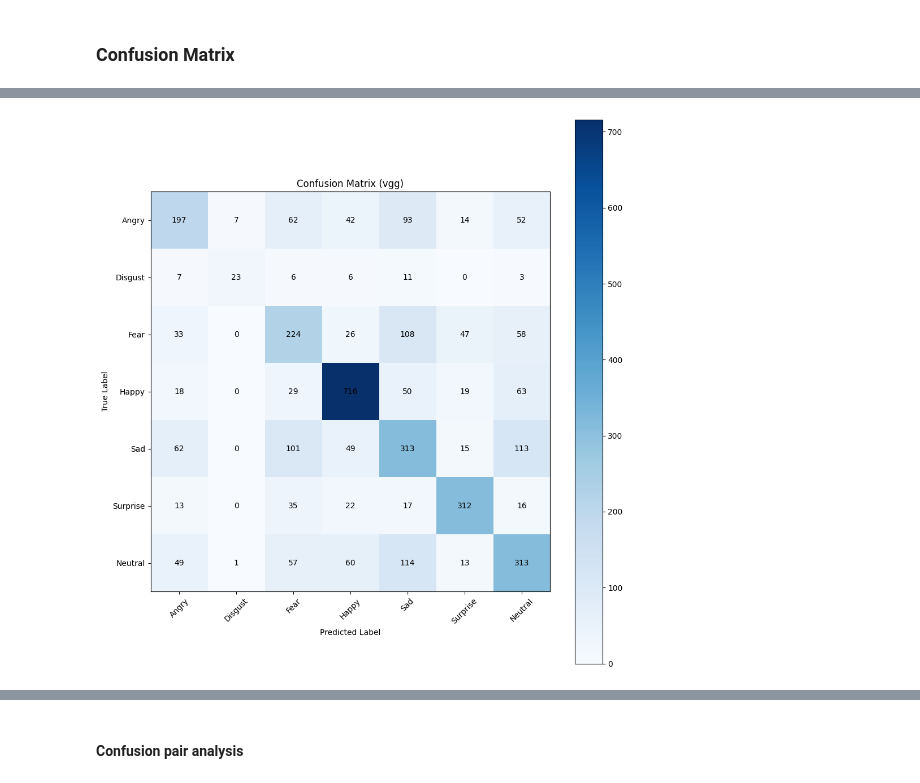
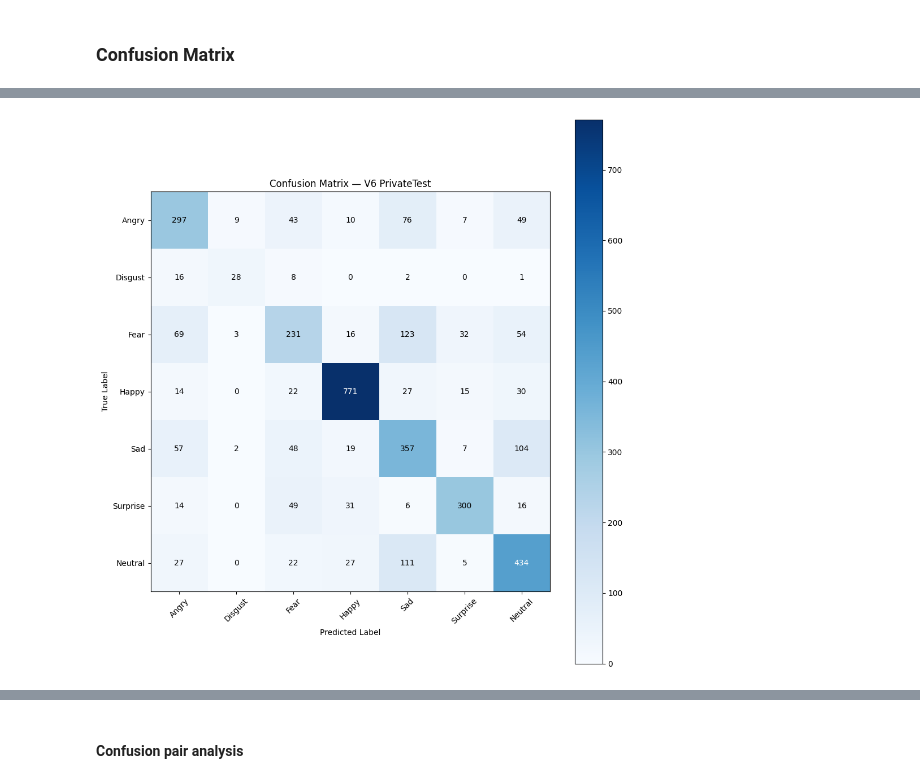
Before and after one commit to qingya012/cnn-emotion-gradcam, a Jupyter notebook: notebooks/explore.ipynb, the cells around one changed output, grey strips where cells are left out. Drawn from its saved outputs; the diff is of its cells as text; code cells hidden in the pictures.

```diff
--- a/notebooks/explore.ipynb
+++ b/notebooks/explore.ipynb
@@ -361,41 +371,81 @@ plt.show()
 # %% [markdown]
 ### Confusion Matrix
 # %%
-import numpy as np
-import matplotlib.pyplot as plt
-from pathlib import Path
+import pandas as pd
 from sklearn.metrics import confusion_matrix
-
-ROOT = Path.cwd()
-if ROOT.name == "notebooks":
-    ROOT = ROOT.parent
-
-import sys
-sys.path.insert(0, str(ROOT / "src"))
-from main import FERDataset, load_predictions
+from torch.utils.data import DataLoader
 
 class_names = list(FERDataset.class_names)
 
-y_true, y_pred = load_predictions(EXPERIMENT, ROOT)
+predictions_are_current = (
+    globals().get("private_test_prediction_experiment") == FINAL_EXPERIMENT
+    and "private_test_predictions" in globals()
+    and len(private_test_predictions) == len(private_test_dataset)
+)
 
-cm = confusion_matrix(y_true, y_pred, labels=list(range(len(class_names))))
-print(cm)
+if not predictions_are_current:
+    private_test_loader = DataLoader(
+        private_test_dataset,
+        batch_size=64,
+        shuffle=False,
+    )
+    prediction_records = []
+    dataset_index = 0
+    model.eval()
+
+    with torch.no_grad():
+        for images, labels in private_test_loader:
+            probabilities = torch.softmax(model(images.to(device)), dim=1).cpu()
+            predictions = probabilities.argmax(dim=1)
+            confidences = probabilities.gather(1, predictions.unsqueeze(1)).squeeze(1)
+
+            for position in range(labels.size(0)):
+                true_label = labels[position].item()
+                predicted_label = predictions[position].item()
+                prediction_records.append(
+                    {
+                        "dataset_index": dataset_index,
+                        "true_label": true_label,
+                        "predicted_label": predicted_label,
+                        "confidence": confidences[position].item(),
+                        "probabilities": probabilities[position].tolist(),
+                        "correct": predicted_label == true_label,
+                    }
+                )
+                dataset_index += 1
+
+    private_test_predictions = pd.DataFrame.from_records(prediction_records)
+    private_test_prediction_experiment = FINAL_EXPERIMENT
+
+cm = confusion_matrix(
+    private_test_predictions["true_label"],
+    private_test_predictions["predicted_label"],
+    labels=list(range(len(class_names))),
+)
 
 plt.figure(figsize=(10, 10))
 plt.imshow(cm, interpolation="nearest", cmap=plt.cm.Blues)
-plt.title(f"Confusion Matrix ({EXPERIMENT})")
+plt.title("Confusion Matrix — V6 PrivateTest")
 plt.colorbar()
 
-tick_marks = np.arange(len(class_names))
+tick_marks = range(len(class_names))
 plt.xticks(tick_marks, class_names, rotation=45)
 plt.yticks(tick_marks, class_names)
-
 plt.xlabel("Predicted Label")
 plt.ylabel("True Label")
 
-for i in range(cm.shape[0]):
-    for j in range(cm.shape[1]):
-        plt.text(j, i, format(cm[i, j], "d"), ha="center", va="center")
+text_threshold = cm.max() / 2
+for true_index in range(cm.shape[0]):
+    for predicted_index in range(cm.shape[1]):
+        count = cm[true_index, predicted_index]
+        plt.text(
+            predicted_index,
+            true_index,
+            format(count, "d"),
+            ha="center",
+            va="center",
+            color="white" if count > text_threshold else "black",
+        )
 
 plt.tight_layout()
 plt.show()
@@ -410 +453 @@ plt.show()
-[figure, old version]
+[figure, new version]
```
Also changed, not shown: parts of 4 cells of this notebook.
